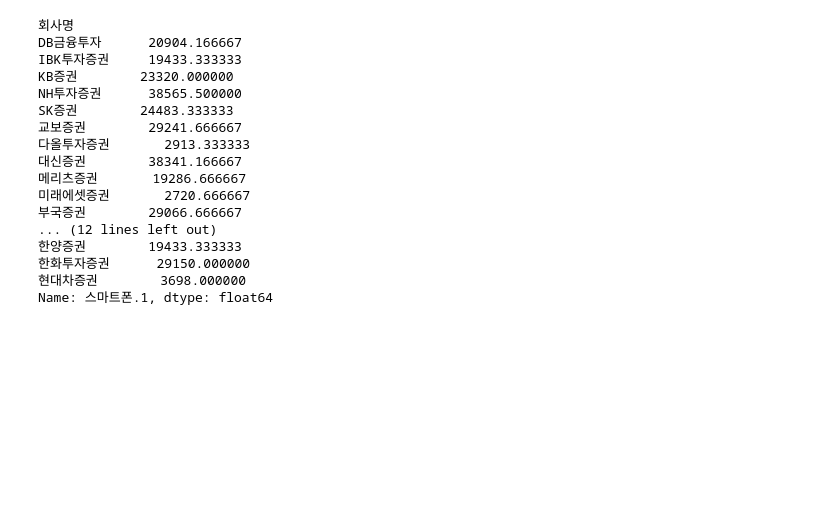
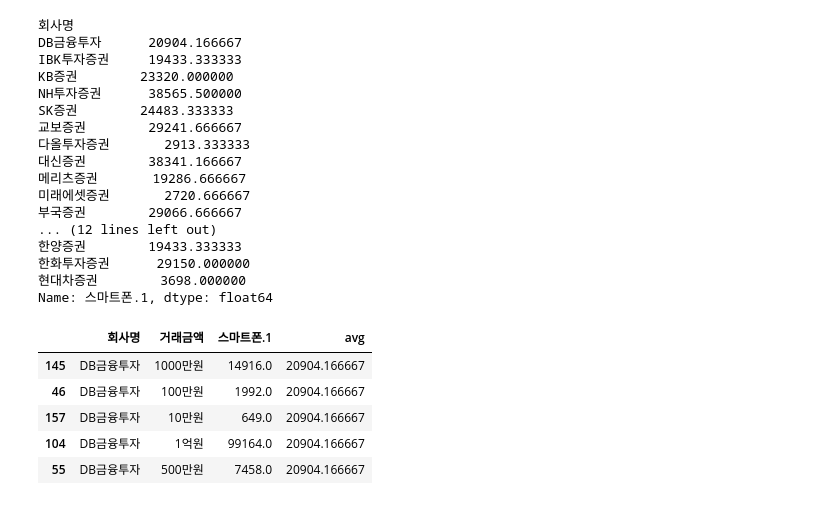
Before and after one commit to Huey-fitpet/study_pandas, a Jupyter notebook: quests/Compare_stocktradingfees_merges.ipynb, the cells around one changed output. Cells and saved outputs as stored; diff of their text form; code cells hidden in the pictures; blank space fills up the shorter version.

```diff
--- a/quests/Compare_stocktradingfees_merges.ipynb
+++ b/quests/Compare_stocktradingfees_merges.ipynb
@@ -120,6 +120,14 @@ Name: 스마트폰.1, dtype: float64
 # %%
 df_mean_value = df_comp_fee.copy()
 df_mean_value['avg'] = df_comp_fee['회사명'].map(df_mean)
 df_fin = df_mean_value[['회사명','거래금액','스마트폰.1','avg']].sort_values(by=['회사명','거래금액','스마트폰.1','avg'],ascending=[True,True,True,True])
+df_fin.head()
+# %% [output]
+|  | 회사명 | 거래금액 | 스마트폰.1 | avg |
+| 145 | DB금융투자 | 1000만원 | 14916.0 | 20904.166667 |
+| 46 | DB금융투자 | 100만원 | 1992.0 | 20904.166667 |
+| 157 | DB금융투자 | 10만원 | 649.0 | 20904.166667 |
+| 104 | DB금융투자 | 1억원 | 99164.0 | 20904.166667 |
+| 55 | DB금융투자 | 500만원 | 7458.0 | 20904.166667 |
 # %%
 df_fin[df_fin['avg'] <= total_mean].to_csv("../datasets/Q_Compare_fee.csv")
```
Also changed, not shown: parts of 1 cell of this notebook.
